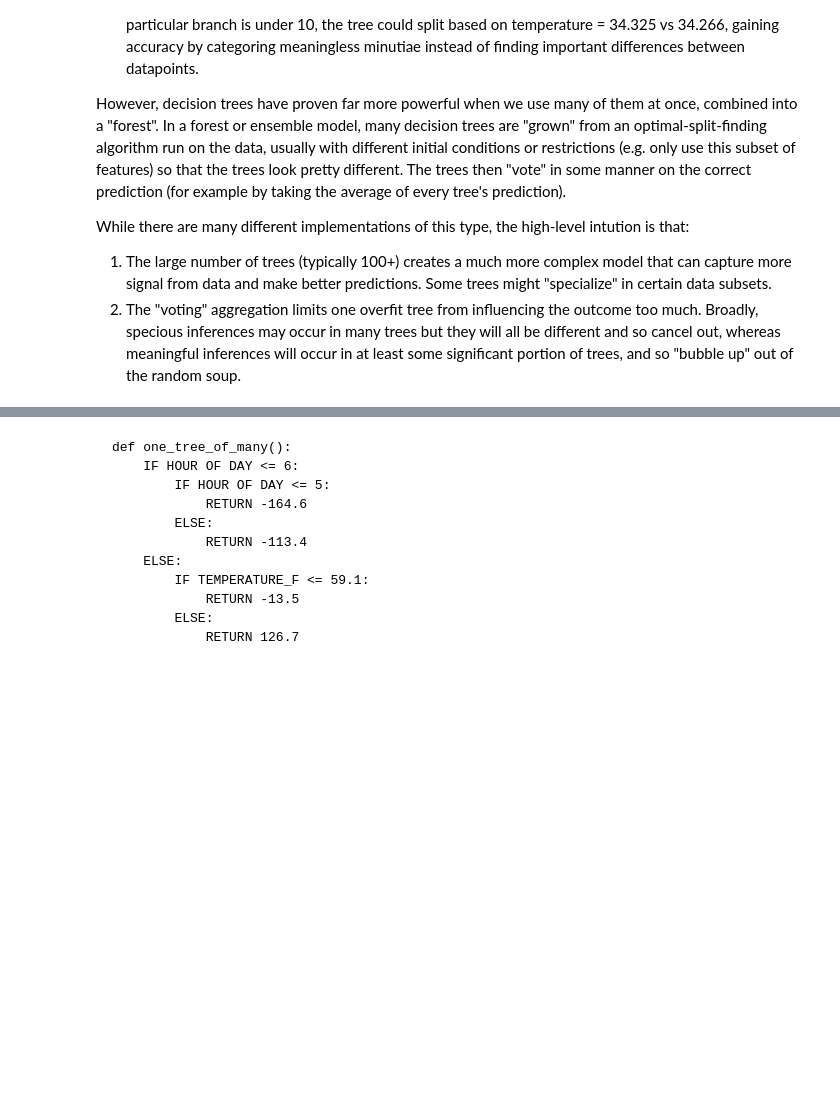
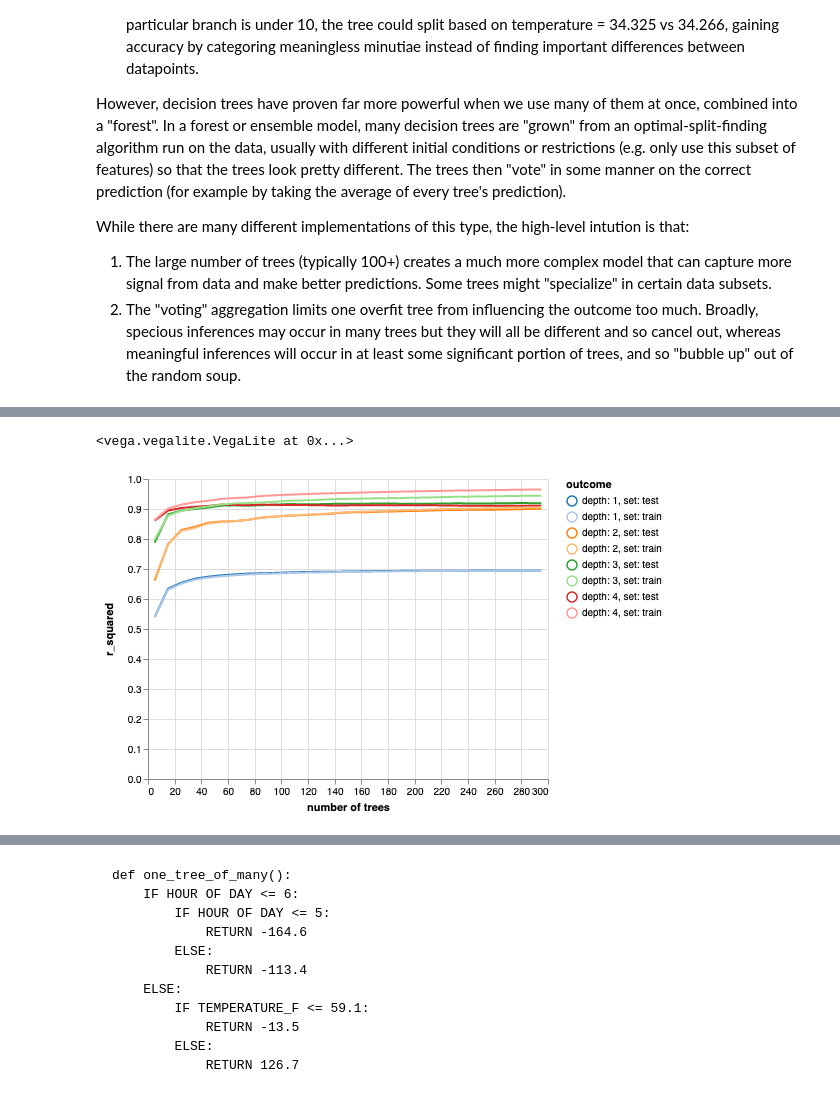
Before and after one commit to MattJBritton/ForestfortheTrees, a Jupyter notebook: developmentWorkbook.ipynb, the cells around one changed output, grey strips where cells are left out. Saved outputs shown, nothing was run; the diff lists cells and outputs as text; code cells hidden in the pictures; blank space fills up the shorter version.

```diff
--- a/developmentWorkbook.ipynb
+++ b/developmentWorkbook.ipynb
@@ -1393,0 +1422,10 @@ This makes them ideal candidates (among complex models) for visualization and in
+# %%
+alt.Chart(effect_additional_trees_df).mark_line().encode(
+    x = "number of trees:Q",
+    y = "r_squared:Q",
+    color = alt.Color("outcome", type="nominal", scale = alt.Scale(scheme = "category20")),
+    tooltip = [alt.Tooltip("outcome"), alt.Tooltip("r_squared")]
+).interactive()
+# %% [output]
+<vega.vegalite.VegaLite at 0x...>
+[figure, added]
```
Also changed, not shown: parts of 28 cells of this notebook.
